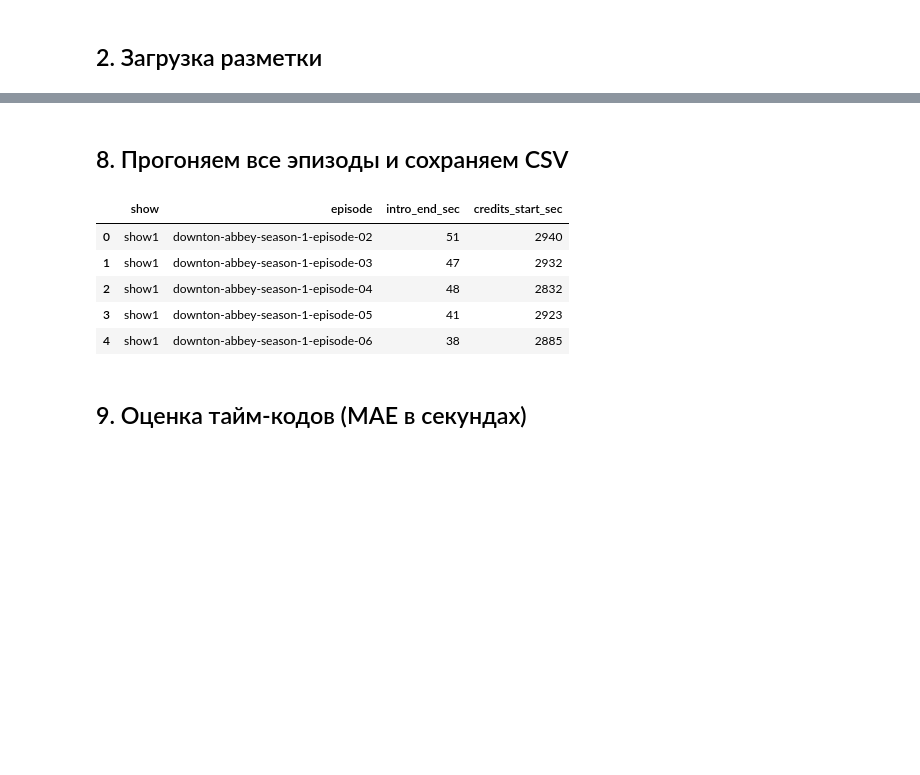
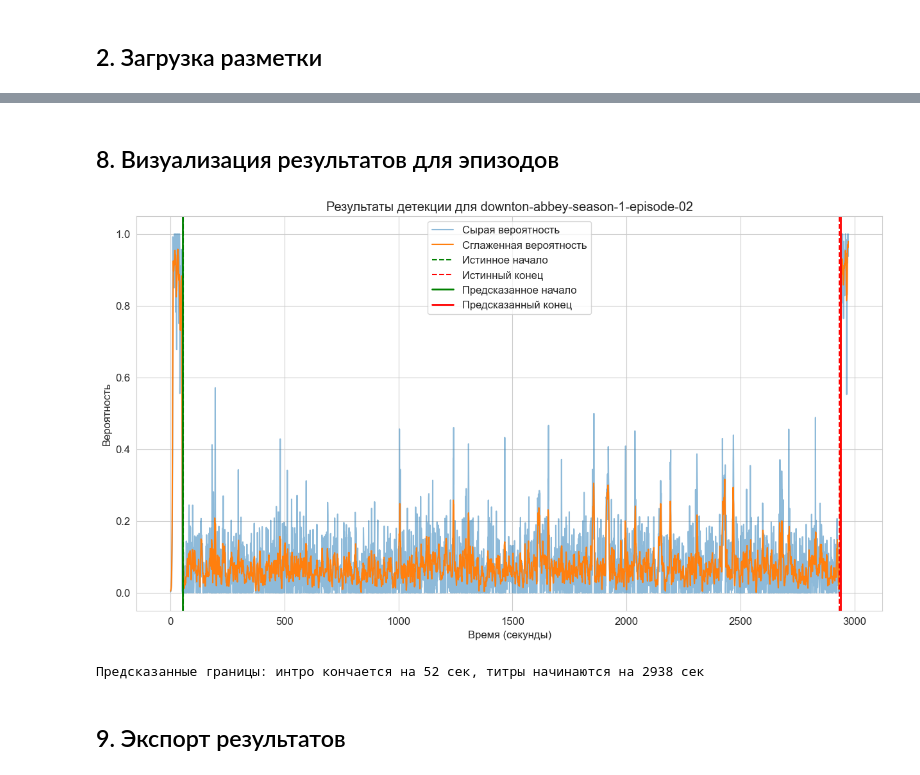
Before and after one commit to lizagrin/IntroExtractor-VK, a Jupyter notebook: audio_detection_pipeline.ipynb, the cells around one changed output, grey strips where cells are left out. Cells and saved outputs as stored; diff of their text form; code cells hidden in the pictures; blank space fills up the shorter version.

```diff
--- a/audio_detection_pipeline.ipynb
+++ b/audio_detection_pipeline.ipynb
@@ -314,27 +556,46 @@ thr_intro=0.80  (MAE 6.2s | thr_credit=0.42 (MAE 5.5s)
 # %%
 thr_i, thr_c = best_i, best_c
 # %% [markdown]
-## 8. Прогоняем все эпизоды и сохраняем CSV
+## 8. Визуализация результатов для эпизодов
 # %%
-# В основном цикле детекции используем min_len_credits=5
-rows_out = []
-for _, row in tqdm(labels_df.iterrows(), total=len(labels_df), desc='detect'):
+def plot_episode_results(row):
     wav = AUDIO_ROOT / row.show / f"{row.episode}.wav"
     p = audio_probs_episode(row.show, row.episode, wav)
-    # Используем min_len_credits=5 для титров
-    ie, cs = detect_intro_credit(p, thr_i, thr_c, min_len_credits=5)
-    rows_out.append(dict(show=row.show, episode=row.episode,
-                         intro_end_sec=int(ie), credits_start_sec=int(cs)))
-out_df = pd.DataFrame(rows_out)
-out_df.to_csv('audio_detection_results.csv', index=False)
-out_df.head()
+    p_smooth = smooth_probs(p, 5)
+    ie, cs = detect_intro_credit(p, thr_i, thr_c)
+
+    # График вероятностей
+    plt.figure(figsize=(15, 8))
+    plt.plot(p, alpha=0.5, label='Сырая вероятность')
+    plt.plot(p_smooth, label='Сглаженная вероятность')
+
+    # Истинные границы
+    plt.axvline(row.start_s, color='g', linestyle='--', label='Истинное начало')
+    plt.axvline(row.end_s, color='r', linestyle='--', label='Истинный конец')
+
+    # Предсказанные границы
+    plt.axvline(ie, color='g', linewidth=2, label='Предсказанное начало')
+    plt.axvline(cs, color='r', linewidth=2, label='Предсказанный конец')
+
+    plt.xlabel('Время (секунды)')
+    plt.ylabel('Вероятность')
+    plt.title(f'Результаты детекции для {row.episode}')
+    plt.legend()
+    plt.grid(True)
+
+    # Сохранение
+    plt.savefig(SAVE_DIR / f"{row.show}_{row.episode}_results.png", dpi=150)
+    plt.show()
+
+    return ie, cs
+
+# Пример для случайного эпизода
+sample_row = labels_df.sample(3).iloc[0]
+pred_start, pred_end = plot_episode_results(sample_row)
+print(f"Предсказанные границы: интро кончается на {pred_start} сек, титры начинаются на {pred_end} сек")
 # %% [output]
-|  | show | episode | intro_end_sec | credits_start_sec |
-| 0 | show1 | downton-abbey-season-1-episode-02 | 51 | 2940 |
-| 1 | show1 | downton-abbey-season-1-episode-03 | 47 | 2932 |
-| 2 | show1 | downton-abbey-season-1-episode-04 | 48 | 2832 |
-| 3 | show1 | downton-abbey-season-1-episode-05 | 41 | 2923 |
-| 4 | show1 | downton-abbey-season-1-episode-06 | 38 | 2885 |
+[figure, added]
+Предсказанные границы: интро кончается на 52 сек, титры начинаются на 2938 сек
 # %% [markdown]
-## 9. Оценка тайм‑кодов (MAE в секундах)
+## 9. Экспорт результатов
 # %%
```
Also changed, not shown: parts of 29 cells of this notebook, 3 other files.
